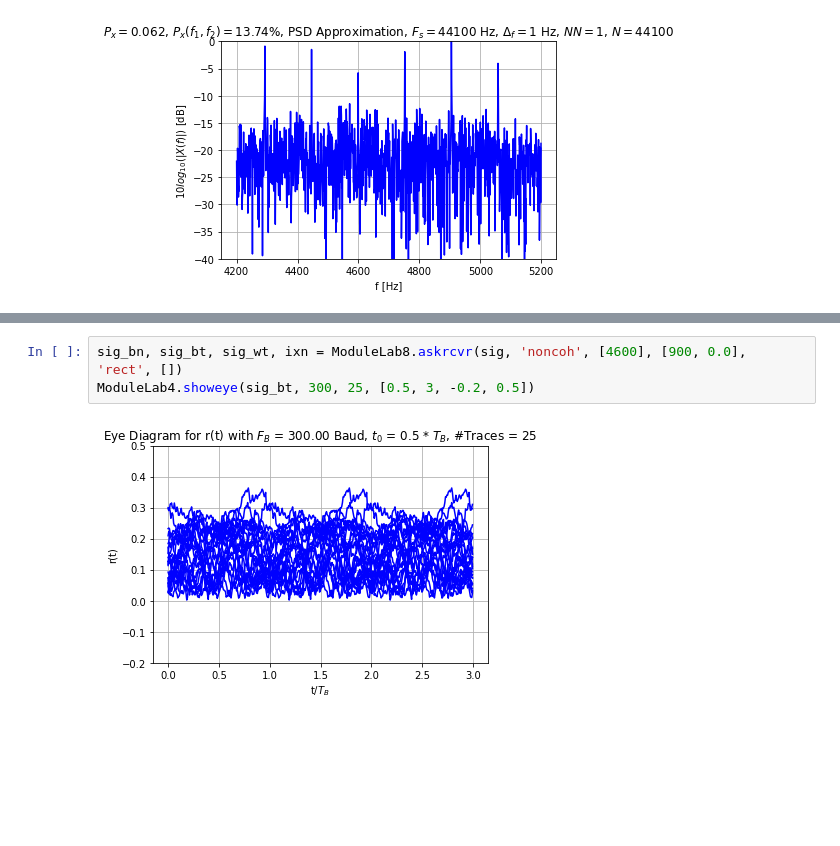
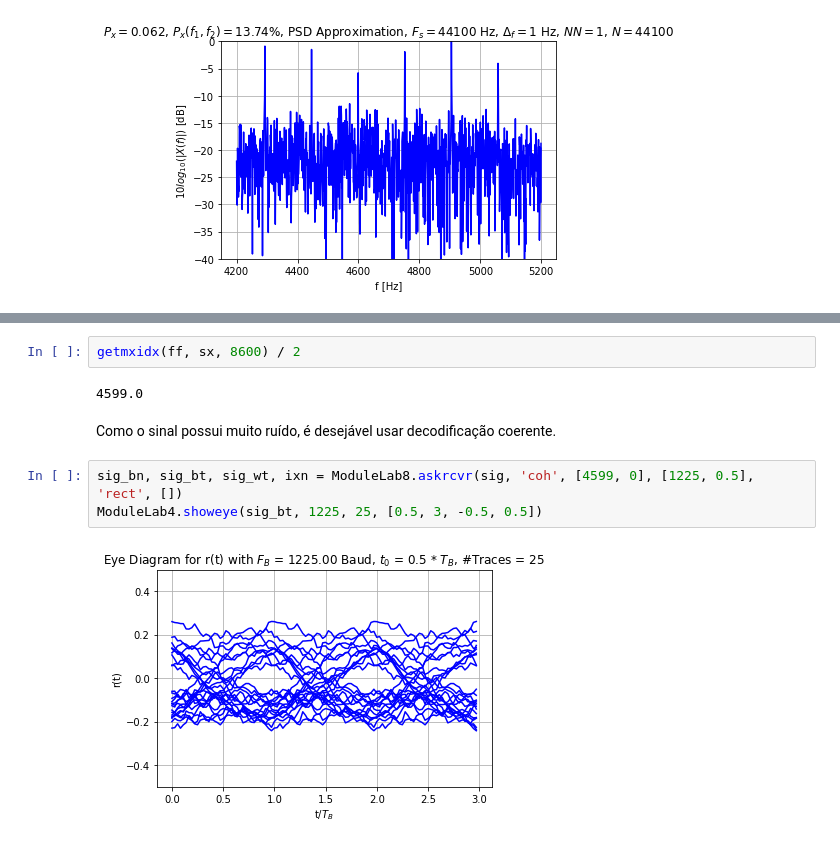
Before and after one commit to rafaelmcam/PeterMathysCommunicationsLab, a Jupyter notebook: Lab8/Lab8.ipynb, the cells around one changed output, grey strips where cells are left out. Cells and saved outputs as stored; diff of their text form; blank space fills up the shorter version.

```diff
--- a/Lab8/Lab8.ipynb
+++ b/Lab8/Lab8.ipynb
@@ -480,5 +486,11 @@ _ , _ = ModuleLab5.showpsd(sig.pwrx(2), [50, 1200, -50], Fs)
+# %%
+getmxidx(ff, sx, 8600) / 2
+# %% [output]
+4599.0
+# %% [markdown]
+Como o sinal possui muito ruído, é desejável usar decodificação coerente.
 # %%
-sig_bn, sig_bt, sig_wt, ixn = ModuleLab8.askrcvr(sig, 'noncoh', [4600], [900, 0.0], 'rect', [])
-ModuleLab4.showeye(sig_bt, 300, 25, [0.5, 3, -0.2, 0.5])
+sig_bn, sig_bt, sig_wt, ixn = ModuleLab8.askrcvr(sig, 'coh', [4599, 0], [1225, 0.5], 'rect', [])
+ModuleLab4.showeye(sig_bt, 1225, 25, [0.5, 3, -0.5, 0.5])
 # %% [output]
-[figure, old version]
+[figure, new version]
```
Also changed, not shown: parts of 36 cells of this notebook.
